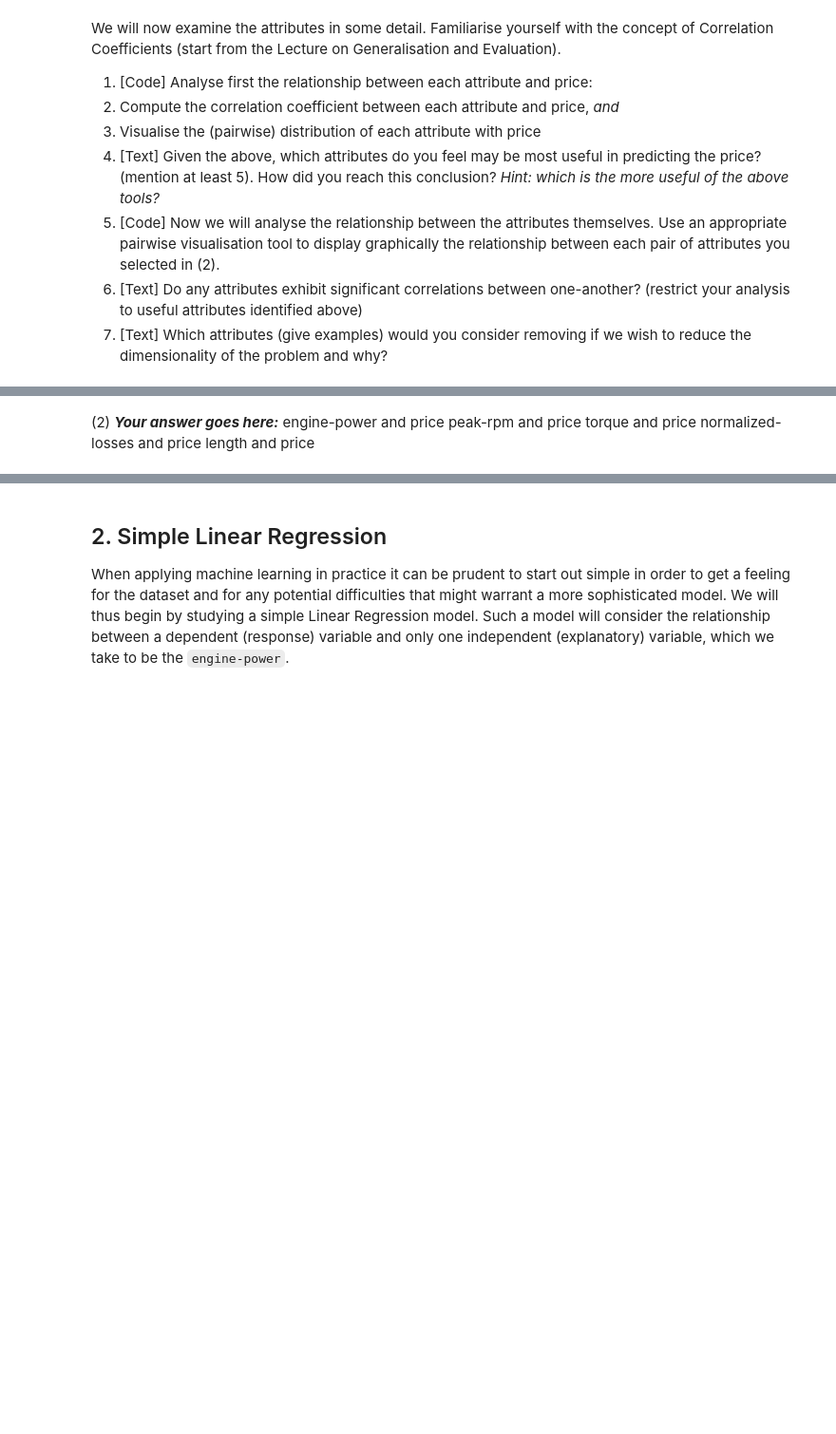
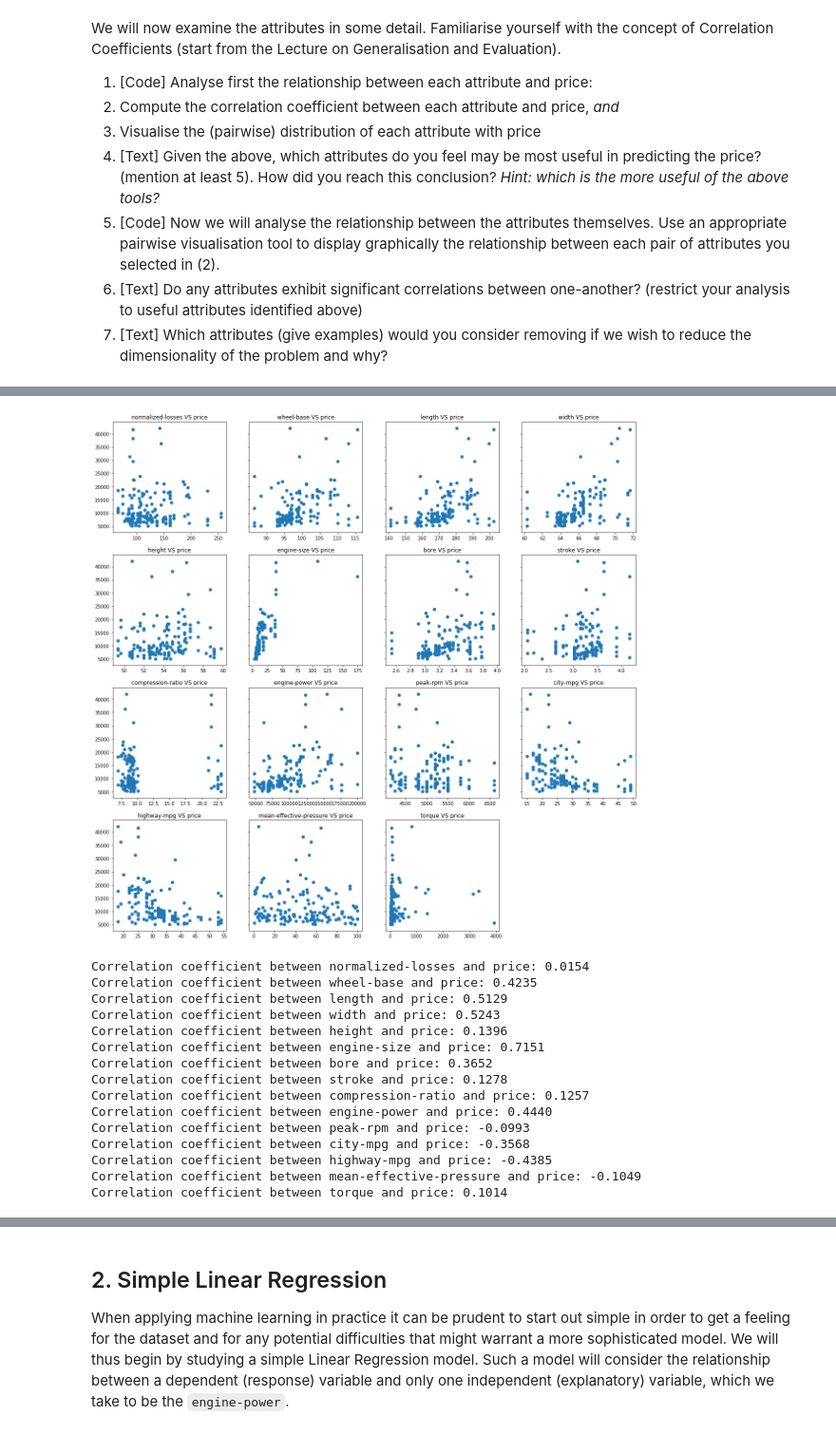
Before and after one commit to Battery233/IAML2018, a Jupyter notebook: Assignments/02_LinearRegression.ipynb, the cells around one changed output, grey strips where cells are left out. Shown at 95% size. Drawn from its saved outputs; the diff is of its cells as text; code cells hidden in the pictures; blank space fills up the shorter version.

```diff
--- a/Assignments/02_LinearRegression.ipynb
+++ b/Assignments/02_LinearRegression.ipynb
@@ -183,15 +176,3 @@ We will now examine the attributes in some detail. Familiarise yourself with the
 1. [Code] Now we will analyse the relationship between the attributes themselves. Use an appropriate pairwise visualisation tool to display graphically the relationship between each pair of attributes you selected in (2).
 1. [Text] Do any attributes exhibit significant correlations between one-another? (restrict your analysis to useful attributes identified above)
 1. [Text] Which attributes (give examples) would you consider removing if we wish to reduce the dimensionality of the problem and why?
-# %%
-# (1) # Your Code goes here:
-for i in range(15):
-    co = np.correlate(auto_numeric[auto_numeric.columns[i]],auto_numeric['price'])
-    print("Correlation coefficient between {} and price: {}".format(auto_numeric.columns[i],co))
-    x = auto_numeric[auto_numeric.columns[i]].values
-    price = auto_numeric["price"].values
-    plt.scatter(x, price)
-    plt.xlabel(auto_numeric.columns[i])
-    plt.ylabel("Price")
-    plt.title("{} and Price".format(auto_numeric.columns[i]))
-    plt.show()
@@ -212,7 +178,0 @@ Correlation coefficient between engine-size and price: [39180093.77]
-# %% [markdown]
-(2) ***Your answer goes here:***
-engine-power and price
-peak-rpm and price
-torque and price
-normalized-losses and price
-length and price
@@ -220,0 +179,29 @@ length and price
+# %%
+# (1) # Your Code goes here:
+fig, ax = plt.subplots(4, 4, figsize=(20,20), sharex=False, sharey=True)
+ax = ax.flatten()
+for i in range(15):
+    ax[i].scatter(auto_numeric[auto_numeric.columns[i]].values, auto_numeric['price'].values)
+    ax[i].set_title(auto_numeric.columns[i]+ ' VS price')
+ax[15].set_visible(False)
+plt.show()
+for i in range(15):
+    co = np.corrcoef(auto_numeric[auto_numeric.columns[i]],auto_numeric['price'])
+    print("Correlation coefficient between {} and price: {:.4f}".format(auto_numeric.columns[i],co[1,0]))
+# %% [output]
+[figure, added]
+Correlation coefficient between normalized-losses and price: 0.0154
+Correlation coefficient between wheel-base and price: 0.4235
+Correlation coefficient between length and price: 0.5129
+Correlation coefficient between width and price: 0.5243
+Correlation coefficient between height and price: 0.1396
+Correlation coefficient between engine-size and price: 0.7151
+Correlation coefficient between bore and price: 0.3652
+Correlation coefficient between stroke and price: 0.1278
+Correlation coefficient between compression-ratio and price: 0.1257
+Correlation coefficient between engine-power and price: 0.4440
+Correlation coefficient between peak-rpm and price: -0.0993
+Correlation coefficient between city-mpg and price: -0.3568
+Correlation coefficient between highway-mpg and price: -0.4385
+Correlation coefficient between mean-effective-pressure and price: -0.1049
+Correlation coefficient between torque and price: 0.1014
```
Also changed, not shown: parts of 10 cells of this notebook.
